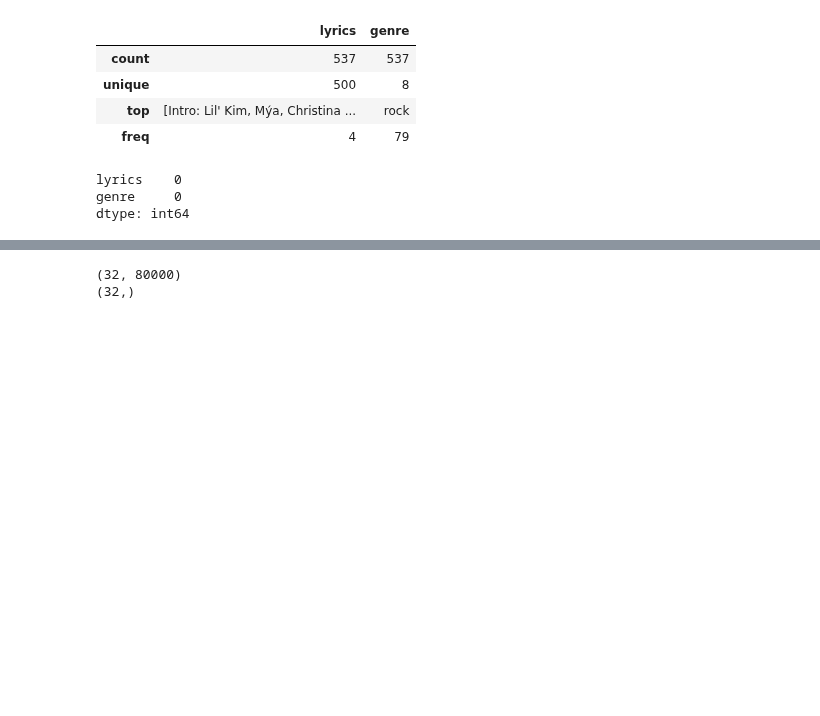
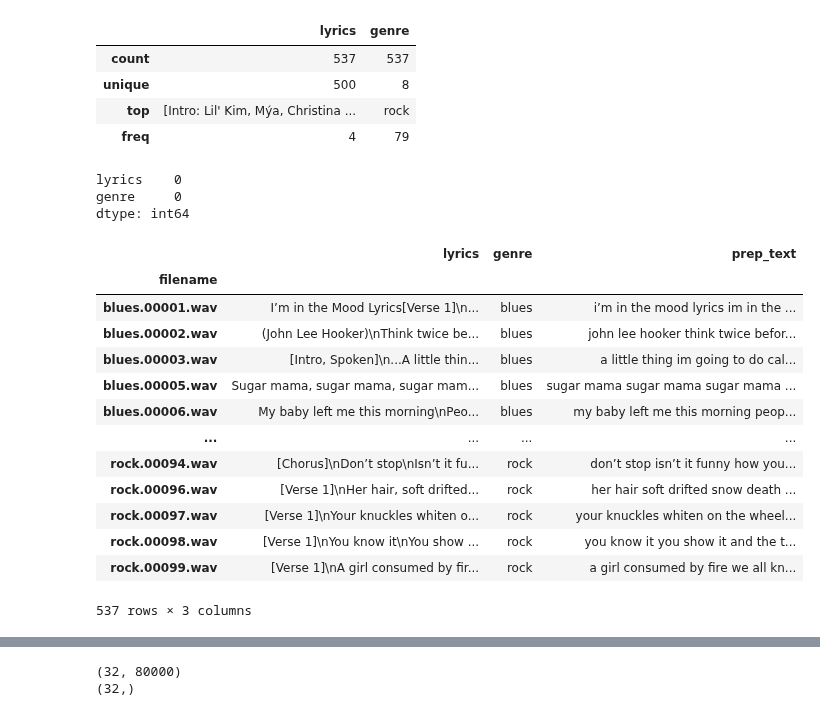
Before and after one commit to IsaD01/Deep-learning-, a Jupyter notebook: Portfolio opdracht 2/Portfolio 2.ipynb, the cells around one changed output, grey strips where cells are left out. Drawn from its saved outputs; the diff is of its cells as text; code cells hidden in the pictures; blank space fills up the shorter version.

```diff
--- a/Portfolio opdracht 2/Portfolio 2.ipynb
+++ b/Portfolio opdracht 2/Portfolio 2.ipynb
@@ -161,3 +162,30 @@ display(train.isnull().sum())
 lyrics    0
 genre     0
 dtype: int64
+# %%
+def preprocess_text(text):
+    text = text.lower()
+    text = re.sub(r'\n', ' ', text)  # Replace newline characters with space
+    text = re.sub(r'\[.*?\]', '', text)  # Remove square brackets and their contents
+    punctuation = string.punctuation
+    text = re.sub(r'[%s]' % re.escape(punctuation), '', text)  # Remove punctuation
+    return text
+
+df_test = train.copy()
+df_test['prep_text'] = df_test['lyrics'].apply(preprocess_text)
+display(df_test)
+# %% [output]
+|  | lyrics | genre | prep_text |
+| filename |  |  |  |
+| blues.00001.wav | I’m in the Mood Lyrics[Verse 1]\n... | blues | i’m in the mood lyrics im in the ... |
+| blues.00002.wav | (John Lee Hooker)\nThink twice be... | blues | john lee hooker think twice befor... |
+| blues.00003.wav | [Intro, Spoken]\n...A little thin... | blues | a little thing im going to do cal... |
+| blues.00005.wav | Sugar mama, sugar mama, sugar mam... | blues | sugar mama sugar mama sugar mama ... |
+| blues.00006.wav | My baby left me this morning\nPeo... | blues | my baby left me this morning peop... |
+| ... | ... | ... | ... |
+| rock.00094.wav | [Chorus]\nDon’t stop\nIsn’t it fu... | rock | don’t stop isn’t it funny how you... |
+| rock.00096.wav | [Verse 1]\nHer hair, soft drifted... | rock | her hair soft drifted snow death ... |
+| rock.00097.wav | [Verse 1]\nYour knuckles whiten o... | rock | your knuckles whiten on the wheel... |
+| rock.00098.wav | [Verse 1]\nYou know it\nYou show ... | rock | you know it you show it and the t... |
+| rock.00099.wav | [Verse 1]\nA girl consumed by fir... | rock | a girl consumed by fire we all kn... |
+537 rows × 3 columns
```
Also changed, not shown: parts of 11 cells of this notebook.
